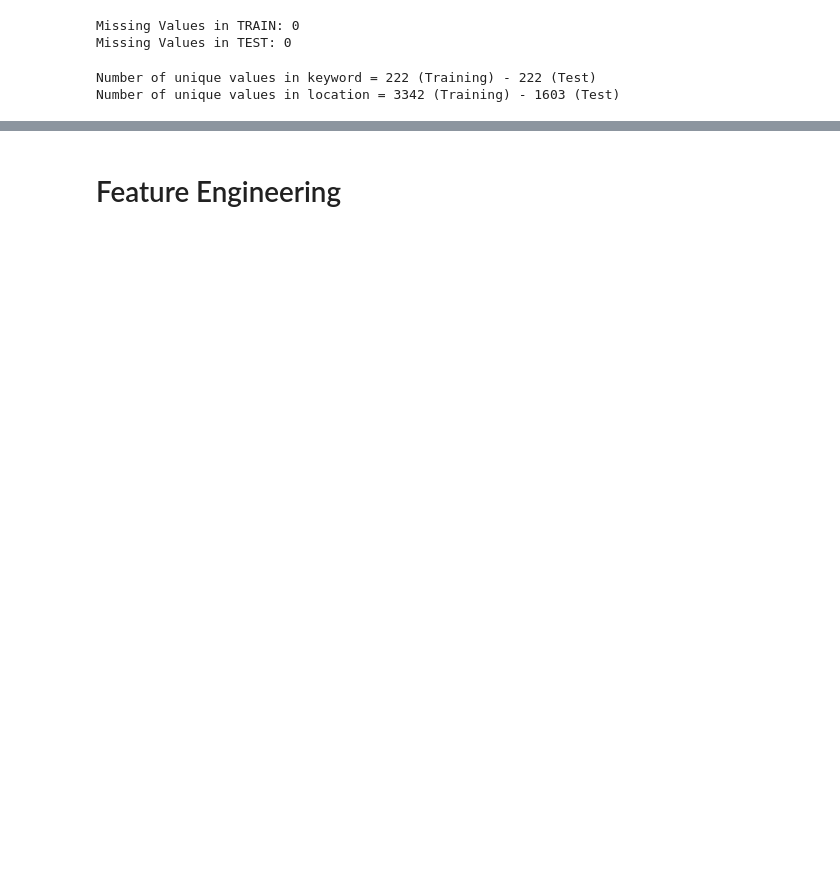
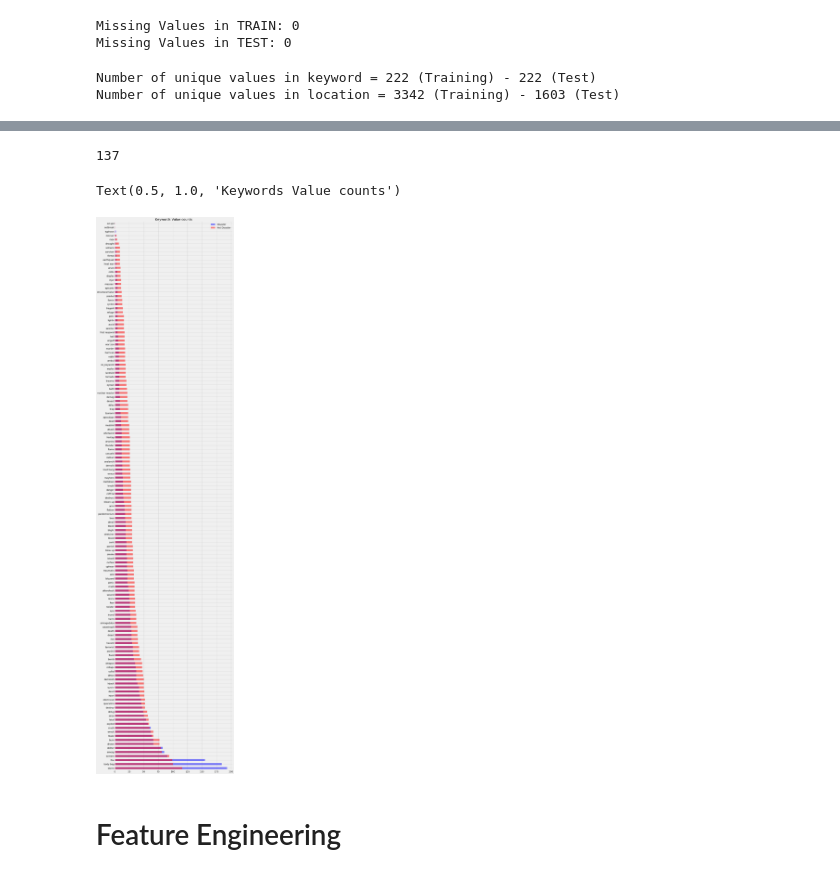
Before and after one commit to fares-ds/Real-or-Not-NLP-with-Disaster-Tweets, a Jupyter notebook: Disaster_Or_Not_Kaggle_Competition.ipynb, the cells around one changed output, grey strips where cells are left out. Drawn from its saved outputs; the diff is of its cells as text; code cells hidden in the pictures; blank space fills up the shorter version.

```diff
--- a/Disaster_Or_Not_Kaggle_Competition.ipynb
+++ b/Disaster_Or_Not_Kaggle_Competition.ipynb
@@ -80,2 +93,45 @@ Number of unique values in location = 3342 (Training) - 1603 (Test)
+# %%
+train.drop('location', axis=1, inplace=True)
+test.drop('location', axis=1, inplace=True)
+# %%
+train['keyword'] = train.keyword.str.replace('%20', ' ')
+# %%
+train['keyword'] = train.keyword.apply(lambda x: 'fire' if 'fire' in x else x)
+train['keyword'] = train.keyword.apply(lambda x: 'accident' if 'accident' in x else x)
+train['keyword'] = train.keyword.apply(lambda x: 'wreck' if 'wreck' in x else x)
+train['keyword'] = train.keyword.apply(lambda x: 'bomb' if 'bomb' in x else x)
+train['keyword'] = train.keyword.apply(lambda x: 'burn' if 'burn' in x else x)
+train['keyword'] = train.keyword.apply(lambda x: 'body bag' if 'body bag' in x else x)
+train['keyword'] = train.keyword.apply(lambda x: 'destroy' if 'destroy' in x else x)
+train['keyword'] = train.keyword.apply(lambda x: 'terrorist' if 'terror' in x else x)
+train['keyword'] = train.keyword.apply(lambda x: 'emergency' if 'emergency' in x else x)
+train['keyword'] = train.keyword.apply(lambda x: 'collapse' if 'collapse' in x else x)
+train['keyword'] = train.keyword.apply(lambda x: 'murder' if 'murder' in x else x)
+train['keyword'] = train.keyword.apply(lambda x: 'storm' if 'storm' in x else x)
+train['keyword'] = train.keyword.apply(lambda x: 'disaster' if 'disaster' in x else x)
+# %%
+from nltk.stem import PorterStemmer # for finding the root words
+
+ps = PorterStemmer()
+train['keyword'] = train.keyword.apply(lambda x: ps.stem(x))
+# %%
+len(train.keyword.value_counts())
+# %% [output]
+137
+# %%
+plt.figure(figsize=(12, 60))
+train[train.target == 1].keyword.value_counts().plot(kind='barh',
+                                                     color='blue',
+                                                     alpha=0.5,
+                                                     label='Disaster')
+train[train.target == 0].keyword.value_counts().plot(kind='barh',
+                                                     color='red',
+                                                     alpha=0.5,
+                                                     label='Not Disaster')
+plt.legend()
+plt.title('Keywords Value counts')
+# %% [output]
+Text(0.5, 1.0, 'Keywords Value counts')
+[figure, added]
 # %% [markdown]
 # Feature Engineering
```
Also changed, not shown: parts of 18 cells of this notebook.
